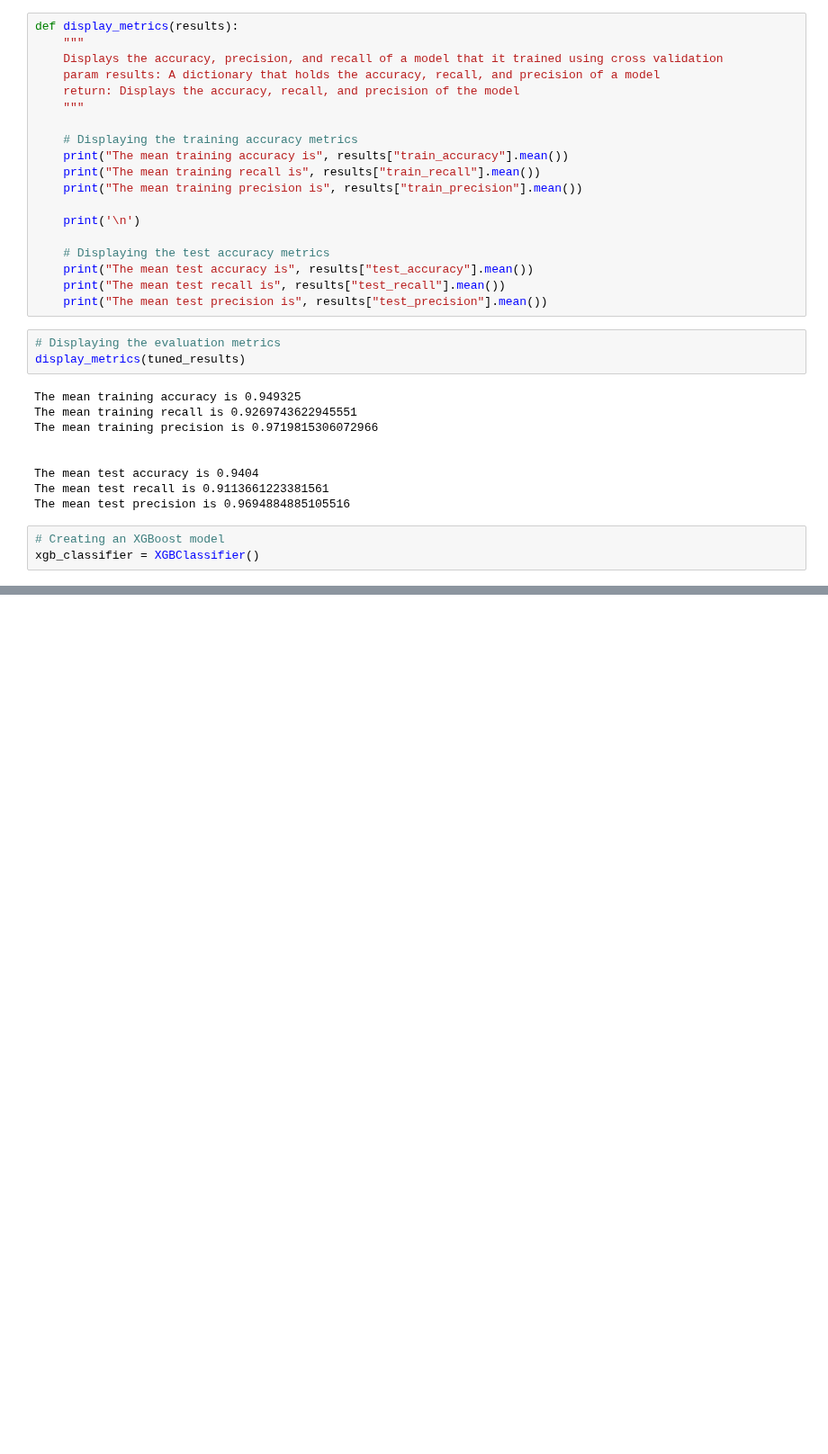
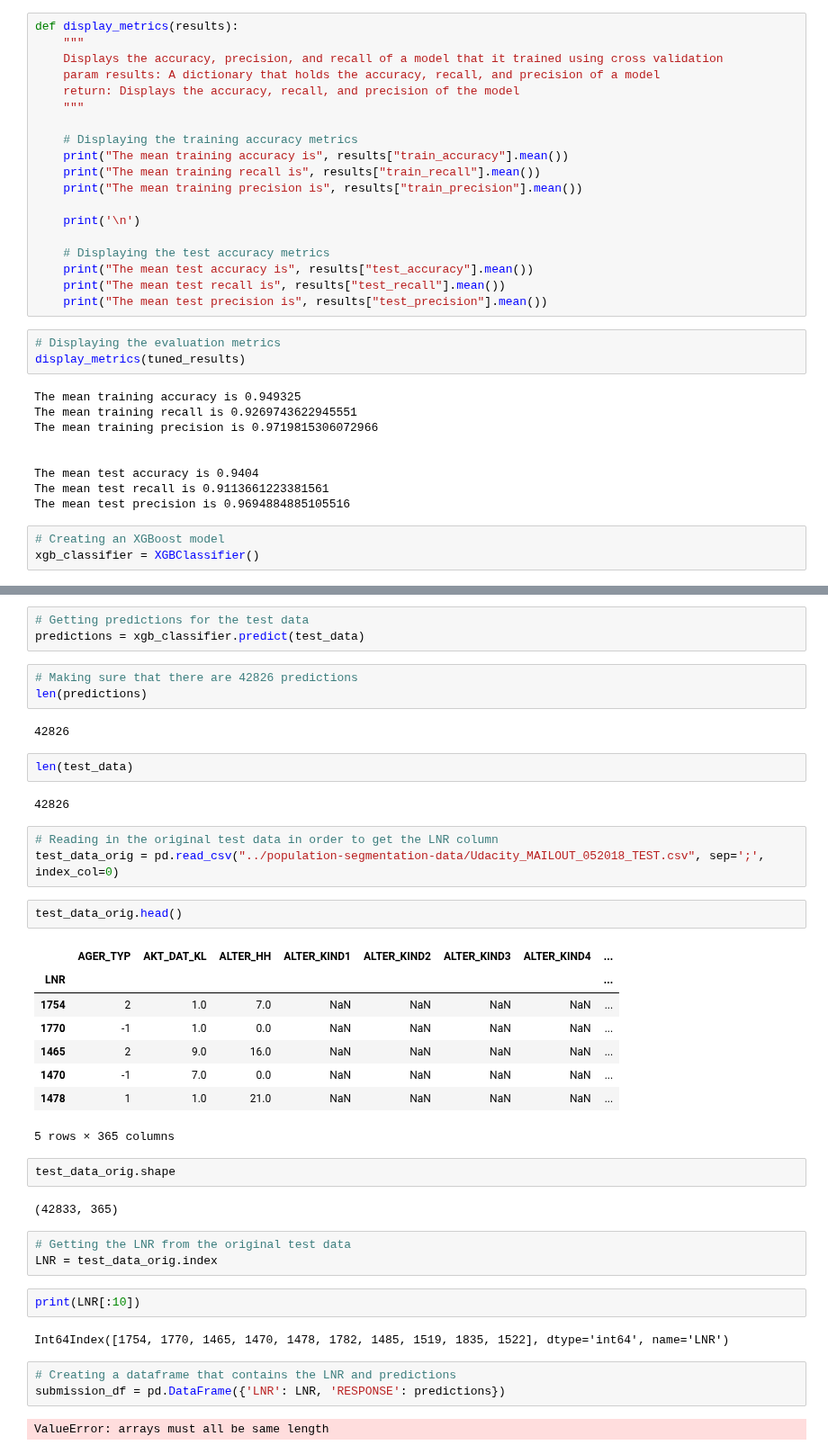
Before and after one commit to realmanisingh/population-segmentation, a Jupyter notebook: model.ipynb, the cells around one changed output, grey strips where cells are left out. Shown at 90% size. Saved outputs shown, nothing was run; the diff lists cells and outputs as text; blank space fills up the shorter version.

Commit message:
Importing original test data in order to get the LNR values

```diff
--- a/model.ipynb
+++ b/model.ipynb
@@ -535,0 +545,42 @@ xgb_classifier.fit(X_train, y_train)
+# %%
+# Getting predictions for the test data
+predictions = xgb_classifier.predict(test_data)
+# %%
+# Making sure that there are 42826 predictions
+len(predictions)
+# %% [output]
+42826
+# %%
+len(test_data)
+# %% [output]
+42826
+# %%
+# Reading in the original test data in order to get the LNR column
+test_data_orig = pd.read_csv("../population-segmentation-data/Udacity_MAILOUT_052018_TEST.csv", sep=';', index_col=0)
+# %%
+test_data_orig.head()
+# %% [output]
+|  | AGER_TYP | AKT_DAT_KL | ALTER_HH | ALTER_KIND1 | ALTER_KIND2 | ALTER_KIND3 | ALTER_KIND4 | ... |
+| LNR |  |  |  |  |  |  |  | ... |
+| 1754 | 2 | 1.0 | 7.0 | NaN | NaN | NaN | NaN | ... |
+| 1770 | -1 | 1.0 | 0.0 | NaN | NaN | NaN | NaN | ... |
+| 1465 | 2 | 9.0 | 16.0 | NaN | NaN | NaN | NaN | ... |
+| 1470 | -1 | 7.0 | 0.0 | NaN | NaN | NaN | NaN | ... |
+| 1478 | 1 | 1.0 | 21.0 | NaN | NaN | NaN | NaN | ... |
+5 rows × 365 columns
+# %%
+test_data_orig.shape
+# %% [output]
+(42833, 365)
+# %%
+# Getting the LNR from the original test data
+LNR = test_data_orig.index
+# %%
+print(LNR[:10])
+# %% [output]
+Int64Index([1754, 1770, 1465, 1470, 1478, 1782, 1485, 1519, 1835, 1522], dtype='int64', name='LNR')
+# %%
+# Creating a dataframe that contains the LNR and predictions
+submission_df = pd.DataFrame({'LNR': LNR, 'RESPONSE': predictions})
+# %% [output]
+ValueError: arrays must all be same length
```
Also changed, not shown: parts of 1 cell of this notebook.
